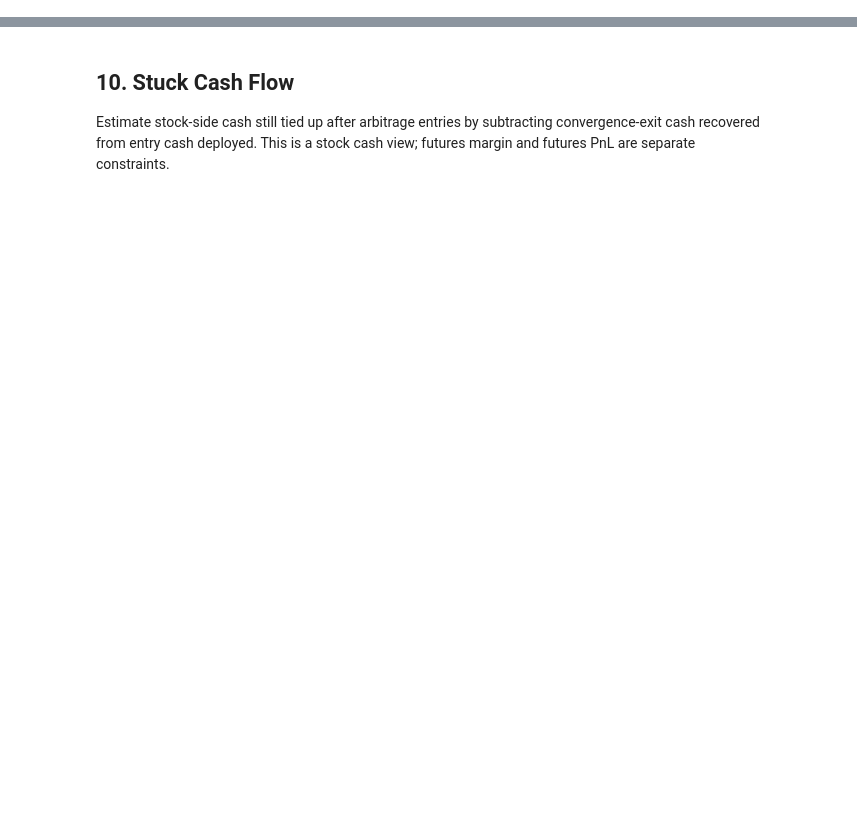
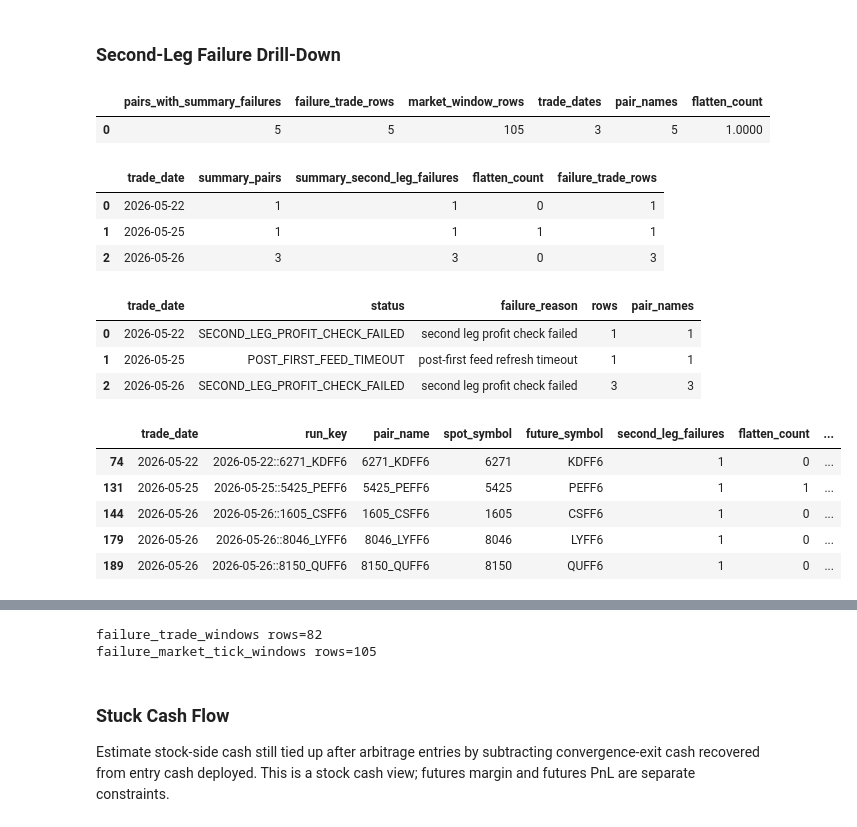
Before and after one commit to Deholay/hftbacktest-tw, a Jupyter notebook: future_spot/notebooks/hbt_pair_backtest_visualization.ipynb, the cells around one changed output, grey strips where cells are left out. Cells and saved outputs as stored; diff of their text form; code cells hidden in the pictures; blank space fills up the shorter version.

```diff
--- a/future_spot/notebooks/hbt_pair_backtest_visualization.ipynb
+++ b/future_spot/notebooks/hbt_pair_backtest_visualization.ipynb
@@ -216,0 +276,20 @@ symbol_profit.head(30)
+# %%
+summary = pd.read_csv(args.output_dir / "summary_all_daily_pairs.csv")
+
+symbol_profit = (
+    summary
+    .groupby("spot_symbol", as_index=False)
+    .agg(
+        trade_days=("trade_date", "nunique"),
+        pair_names=("pair_name", "nunique"),
+        estimated_profit=("realized_pnl", "sum"),
+        avg_daily_profit=("realized_pnl", "mean"),
+        filled_pairs=("filled_pairs", "sum"),
+        second_leg_failures=("second_leg_failures", "sum"),
+        flatten_count=("flatten_count", "sum"),
+        final_quantity_abs=("final_quantity", lambda s: s.abs().sum()),
+    )
+    .sort_values("estimated_profit", ascending=False)
+)
+
+symbol_profit.head(30)
@@ -231,0 +422,56 @@ pair_profit.head(50)
+# %% [markdown]
+### __Second-Leg Failure Drill-Down__
+# %%
+failure_outputs = daily_hbt.build_second_leg_failure_outputs(
+    summary=summary,
+    trades=trades,
+    market=market,
+    window_rows=10,
+)
+
+failure_overview = failure_outputs["failure_overview"]
+failed_pairs = failure_outputs["failed_pairs"]
+failed_trades = failure_outputs["failed_trades"]
+failure_by_date = failure_outputs["failure_by_date"]
+failure_by_status = failure_outputs["failure_by_status"]
+failure_by_pair = failure_outputs["failure_by_pair"]
+failure_trade_windows = failure_outputs["failure_trade_windows"]
+failure_market_tick_windows = failure_outputs["failure_market_tick_windows"]
+
+display(failure_overview)
+
+if not failure_by_date.empty:
+    display(failure_by_date)
+
+if failure_by_status.empty:
+    print("No second-leg failure trade rows found.")
+else:
+    display(failure_by_status)
+
+if failed_pairs.empty:
+    print("No pairs with second_leg_failures in summary.")
+else:
+    display(failed_pairs.head(50))
+
+if not failure_by_pair.empty:
+    display(failure_by_pair.head(50))
+
+print(f"failure_trade_windows rows={len(failure_trade_windows):,}")
+print(f"failure_market_tick_windows rows={len(failure_market_tick_windows):,}")
+# %% [output]
+|  | pairs_with_summary_failures | failure_trade_rows | market_window_rows | trade_dates | pair_names | flatten_count |
+| 0 | 5 | 5 | 105 | 3 | 5 | 1.0000 |
+|  | trade_date | summary_pairs | summary_second_leg_failures | flatten_count | failure_trade_rows |
+| 0 | 2026-05-22 | 1 | 1 | 0 | 1 |
+| 1 | 2026-05-25 | 1 | 1 | 1 | 1 |
+| 2 | 2026-05-26 | 3 | 3 | 0 | 3 |
+|  | trade_date | status | failure_reason | rows | pair_names |
+| 0 | 2026-05-22 | SECOND_LEG_PROFIT_CHECK_FAILED | second leg profit check failed | 1 | 1 |
+| 1 | 2026-05-25 | POST_FIRST_FEED_TIMEOUT | post-first feed refresh timeout | 1 | 1 |
+| 2 | 2026-05-26 | SECOND_LEG_PROFIT_CHECK_FAILED | second leg profit check failed | 3 | 3 |
+|  | trade_date | run_key | pair_name | spot_symbol | future_symbol | second_leg_failures | flatten_count | ... |
+| 74 | 2026-05-22 | 2026-05-22::6271_KDFF6 | 6271_KDFF6 | 6271 | KDFF6 | 1 | 0 | ... |
+| 131 | 2026-05-25 | 2026-05-25::5425_PEFF6 | 5425_PEFF6 | 5425 | PEFF6 | 1 | 1 | ... |
+| 144 | 2026-05-26 | 2026-05-26::1605_CSFF6 | 1605_CSFF6 | 1605 | CSFF6 | 1 | 0 | ... |
+| 179 | 2026-05-26 | 2026-05-26::8046_LYFF6 | 8046_LYFF6 | 8046 | LYFF6 | 1 | 0 | ... |
+| 189 | 2026-05-26 | 2026-05-26::8150_QUFF6 | 8150_QUFF6 | 8150 | QUFF6 | 1 | 0 | ... |
@@ -232,5 +484,7 @@ pair_profit.head(50)
+failure_trade_windows rows=82
+failure_market_tick_windows rows=105
 # %% [markdown]
-## 10. Stuck Cash Flow
+### __Stuck Cash Flow__
 
 Estimate stock-side cash still tied up after arbitrage entries by subtracting convergence-exit cash recovered from entry cash deployed. This is a stock cash view; futures margin and futures PnL are separate constraints.
 # %%
```
Also changed, not shown: parts of 80 cells of this notebook, 4 other files.
